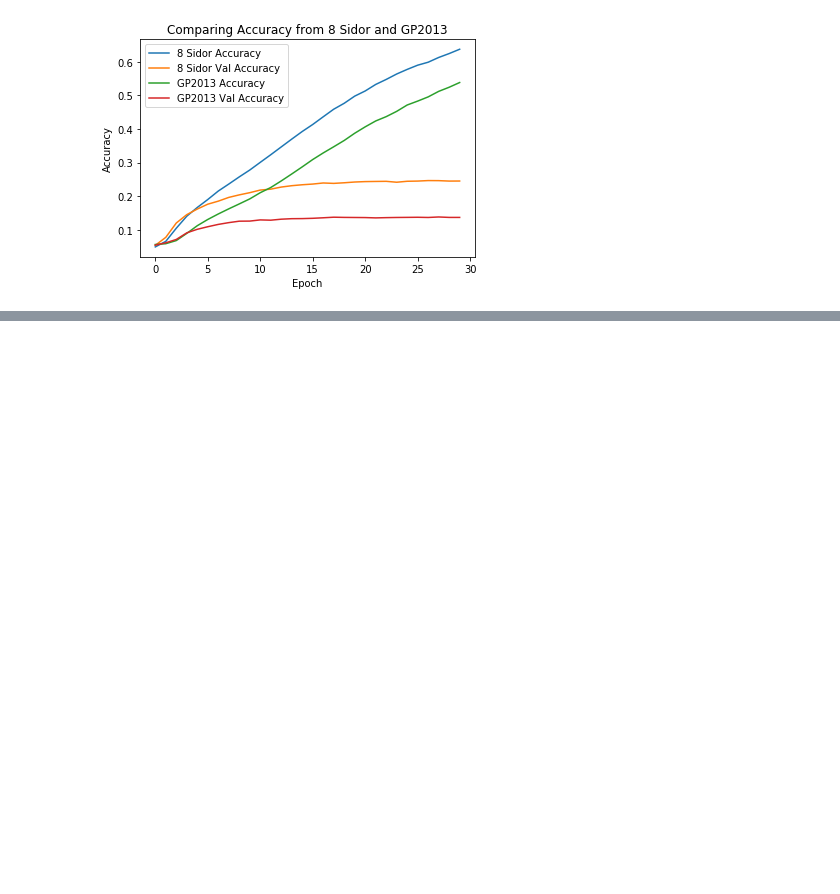
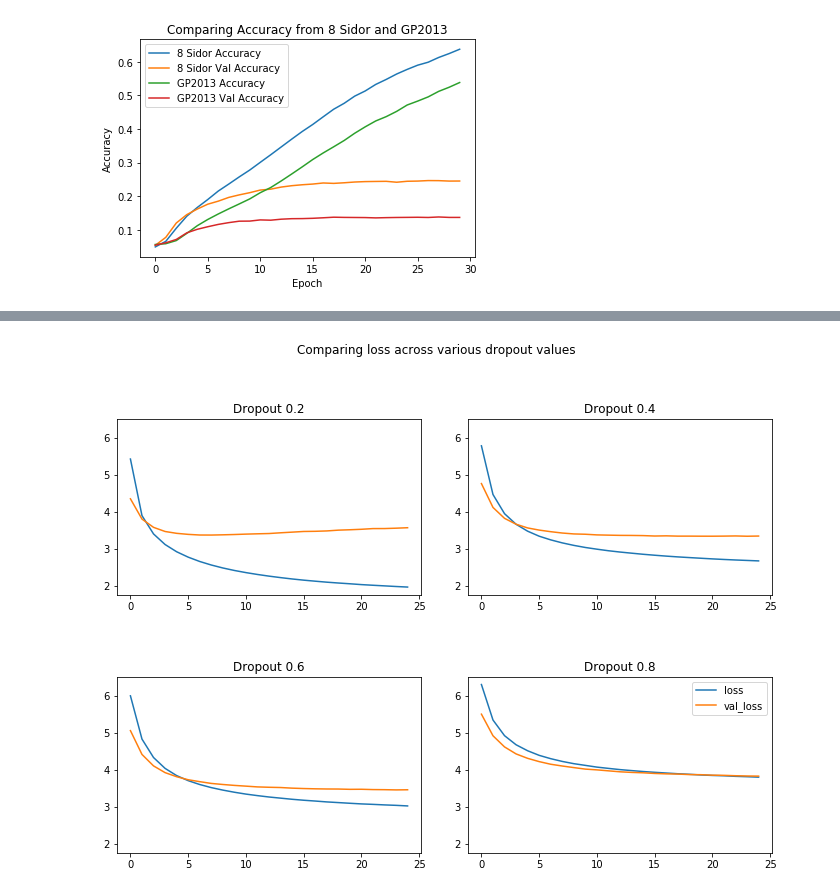
Before and after one commit to stefaneng/Cloze-Deletion-Prediction, a Jupyter notebook: 8Sidor GP2013 Results Compare.ipynb, the cells around one changed output, grey strips where cells are left out. Cells and saved outputs as stored; diff of their text form; code cells hidden in the pictures; blank space fills up the shorter version.

Commit message:
Add notebook with dropout comparision

```diff
--- a/8Sidor GP2013 Results Compare.ipynb
+++ b/8Sidor GP2013 Results Compare.ipynb
@@ -32,3 +32,10 @@ plt.legend()
 plt.savefig('./results/compare_atta_gp_acc.png')
 # %% [output]
 [figure]
+# %%
+drop2 = pd.read_csv('./results/atta_blstm_log.csv', index_col='epoch')
+# Keep the same number of epochs
+drop2 = drop2[drop2.index < 25]
+drop4 = pd.read_csv('./results/blstm_dropout4_log.csv', index_col='epoch')
+drop6 = pd.read_csv('./results/blstm_dropout6_log.csv', index_col='epoch')
+drop8 = pd.read_csv('./results/blstm_dropout8_log.csv', index_col='epoch')
@@ -34,0 +52,29 @@ plt.savefig('./results/compare_atta_gp_acc.png')
+# %%
+x = drop4.index
+fig = plt.figure(1)
+ax1 = plt.subplot(221)
+plt.plot(x, drop2['loss'], label='Loss')
+plt.plot(x, drop2['val_loss'], label='Validation Loss')
+plt.title('Dropout 0.2')
+plt.subplot(222, sharey=ax1)
+plt.plot(x, drop4['loss'])
+plt.plot(x, drop4['val_loss'])
+plt.title('Dropout 0.4')
+plt.subplot(223, sharey=ax1)
+plt.plot(x, drop6['loss'])
+plt.plot(x, drop6['val_loss'])
+plt.title('Dropout 0.6')
+plt.subplot(224, sharey=ax1)
+plt.plot(x, drop8['loss'])
+plt.plot(x, drop8['val_loss'])
+plt.title('Dropout 0.8')
+plt.legend()
+#plt.plot(gp_df.index, gp_df['loss'], label='GP2013 Loss')
+#plt.plot(gp_df.index, gp_df['val_loss'], label='GP2013 Val Loss')
+fig.suptitle('Comparing loss across various dropout values')
+fig.tight_layout()
+fig.subplots_adjust(top = 0.85)
+fig.set_size_inches(10,8)
+plt.savefig('./results/dropout_compare_plot.png')
+# %% [output]
+[figure, added]
```
Also changed, not shown: parts of 2 cells of this notebook.
